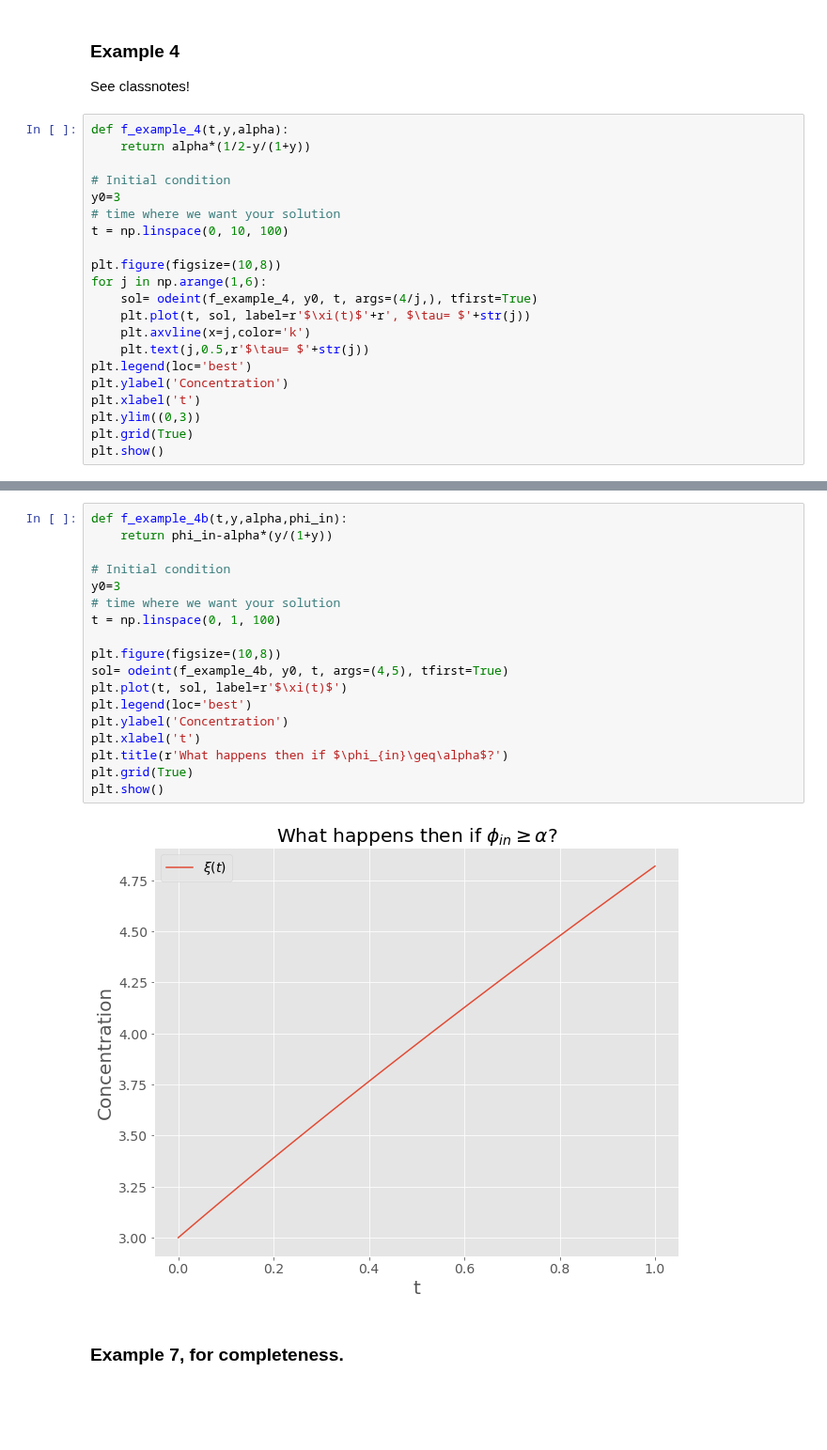
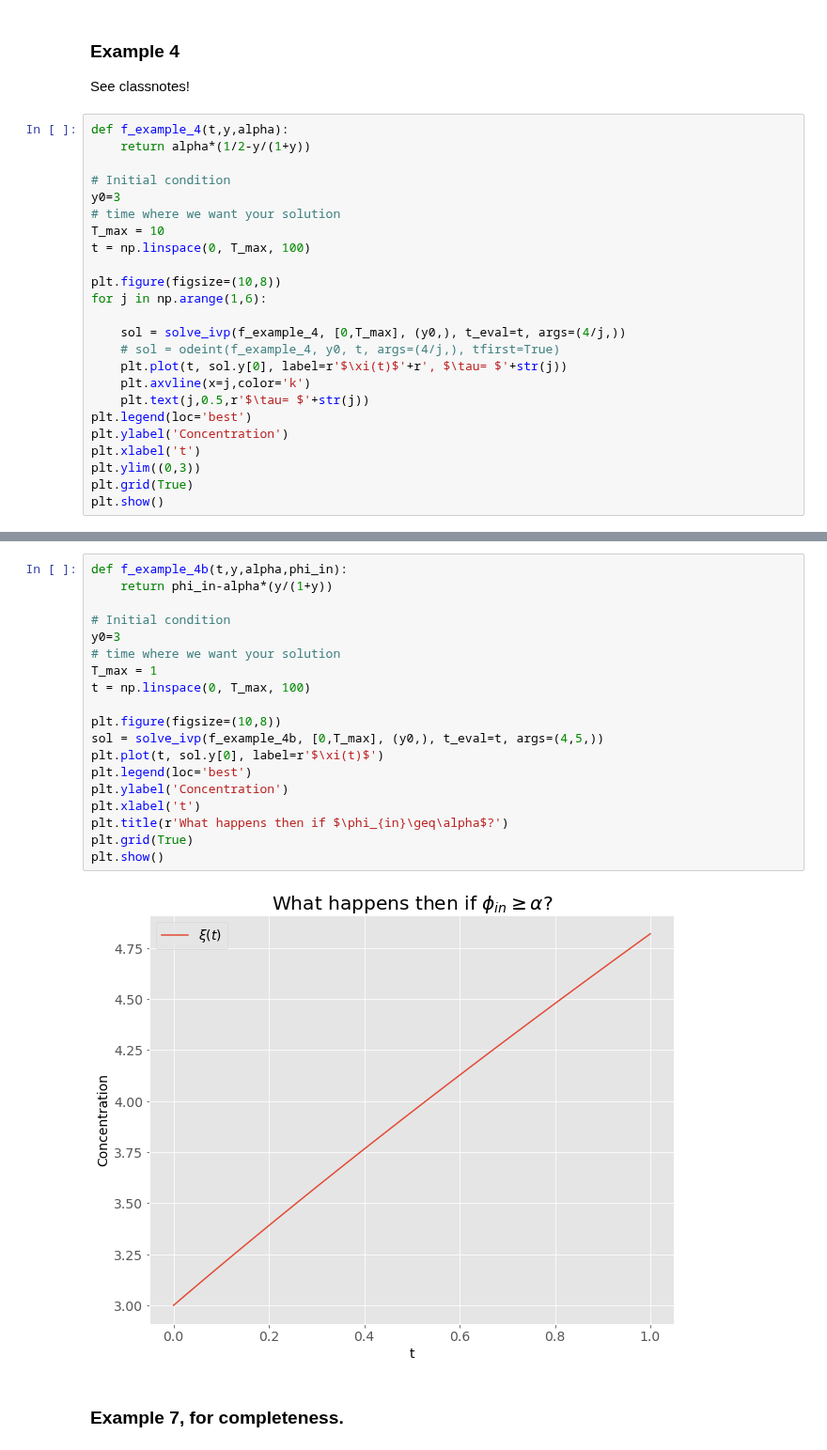
Before and after one commit to tclaudioe/Scientific-Computing, a Jupyter notebook: SC4/Chapter 1 - Intro IVP.ipynb, the cells around one changed output, grey strips where cells are left out. Shown at 94% size. Cells and saved outputs as stored; diff of their text form; blank space fills up the shorter version.

```diff
--- a/SC4/Chapter 1 - Intro IVP.ipynb
+++ b/SC4/Chapter 1 - Intro IVP.ipynb
@@ -187,12 +187,15 @@ def f_example_4(t,y,alpha):
 # Initial condition
 y0=3
 # time where we want your solution
-t = np.linspace(0, 10, 100)
+T_max = 10
+t = np.linspace(0, T_max, 100)
 
 plt.figure(figsize=(10,8))
 for j in np.arange(1,6):
-    sol= odeint(f_example_4, y0, t, args=(4/j,), tfirst=True)
-    plt.plot(t, sol, label=r'$\xi(t)$'+r', $\tau= $'+str(j))
+
+    sol = solve_ivp(f_example_4, [0,T_max], (y0,), t_eval=t, args=(4/j,))
+    # sol = odeint(f_example_4, y0, t, args=(4/j,), tfirst=True)
+    plt.plot(t, sol.y[0], label=r'$\xi(t)$'+r', $\tau= $'+str(j))
     plt.axvline(x=j,color='k')
     plt.text(j,0.5,r'$\tau= $'+str(j))
 plt.legend(loc='best')
@@ -206,23 +220,24 @@ plt.show()
 # %%
 def f_example_4b(t,y,alpha,phi_in):
     return phi_in-alpha*(y/(1+y))
 
 # Initial condition
 y0=3
 # time where we want your solution
-t = np.linspace(0, 1, 100)
+T_max = 1
+t = np.linspace(0, T_max, 100)
 
 plt.figure(figsize=(10,8))
-sol= odeint(f_example_4b, y0, t, args=(4,5), tfirst=True)
-plt.plot(t, sol, label=r'$\xi(t)$')
+sol = solve_ivp(f_example_4b, [0,T_max], (y0,), t_eval=t, args=(4,5,))
+plt.plot(t, sol.y[0], label=r'$\xi(t)$')
 plt.legend(loc='best')
 plt.ylabel('Concentration')
 plt.xlabel('t')
 plt.title(r'What happens then if $\phi_{in}\geq\alpha$?')
 plt.grid(True)
 plt.show()
 # %% [output]
-[figure, old version]
+[figure, new version]
 # %% [markdown]
 ### Example 7, for completeness.
 # %% [markdown]
```
Also changed, not shown: parts of 11 cells of this notebook, 1 other file.
